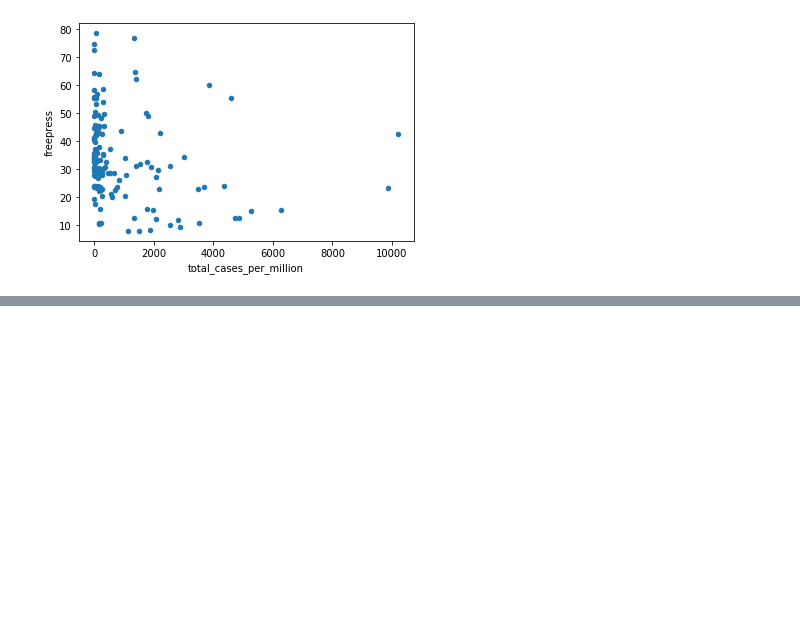
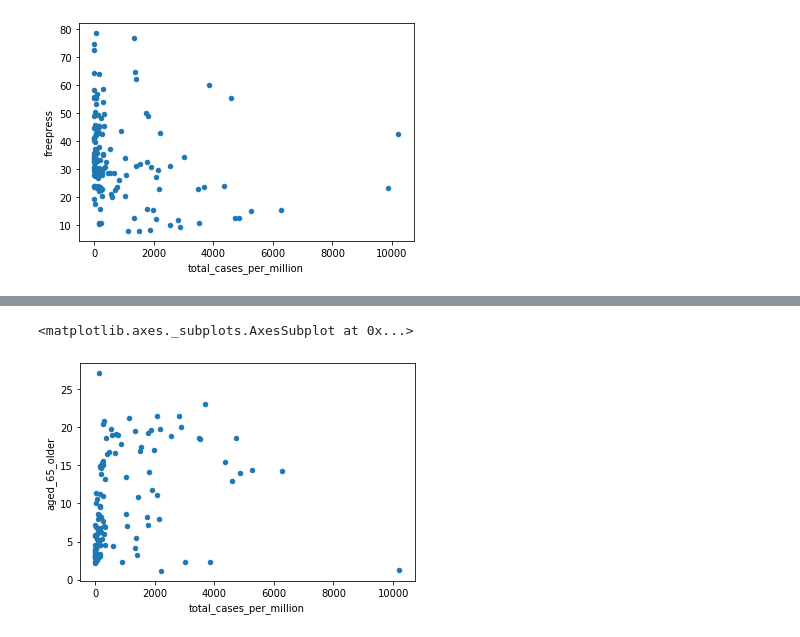
Before and after one commit to bodobalazs/covid_government, a Jupyter notebook: gov_action_data_prepapartion.ipynb, the cells around one changed output, grey strips where cells are left out. Cells and saved outputs as stored; diff of their text form; code cells hidden in the pictures; blank space fills up the shorter version.

```diff
--- a/gov_action_data_prepapartion.ipynb
+++ b/gov_action_data_prepapartion.ipynb
@@ -321,0 +372,7 @@ anal.plot.scatter(x='total_cases_per_million',y='freepress')
+# %%
+b=anal[['total_cases_per_million','aged_65_older','male_smokers']].dropna()
+y=b.total_cases_per_million
+x=b[['aged_65_older','male_smokers']]
+x=sm.add_constant(x)
+model=sm.OLS(y,x).fit()
+model.summary()
@@ -321,0 +400,5 @@ anal.plot.scatter(x='total_cases_per_million',y='freepress')
+# %%
+b.plot.scatter(x='total_cases_per_million',y='aged_65_older')
+# %% [output]
+<matplotlib.axes._subplots.AxesSubplot at 0x...>
+[figure, added]
```
Also changed, not shown: parts of 10 cells of this notebook, 2 other files.
